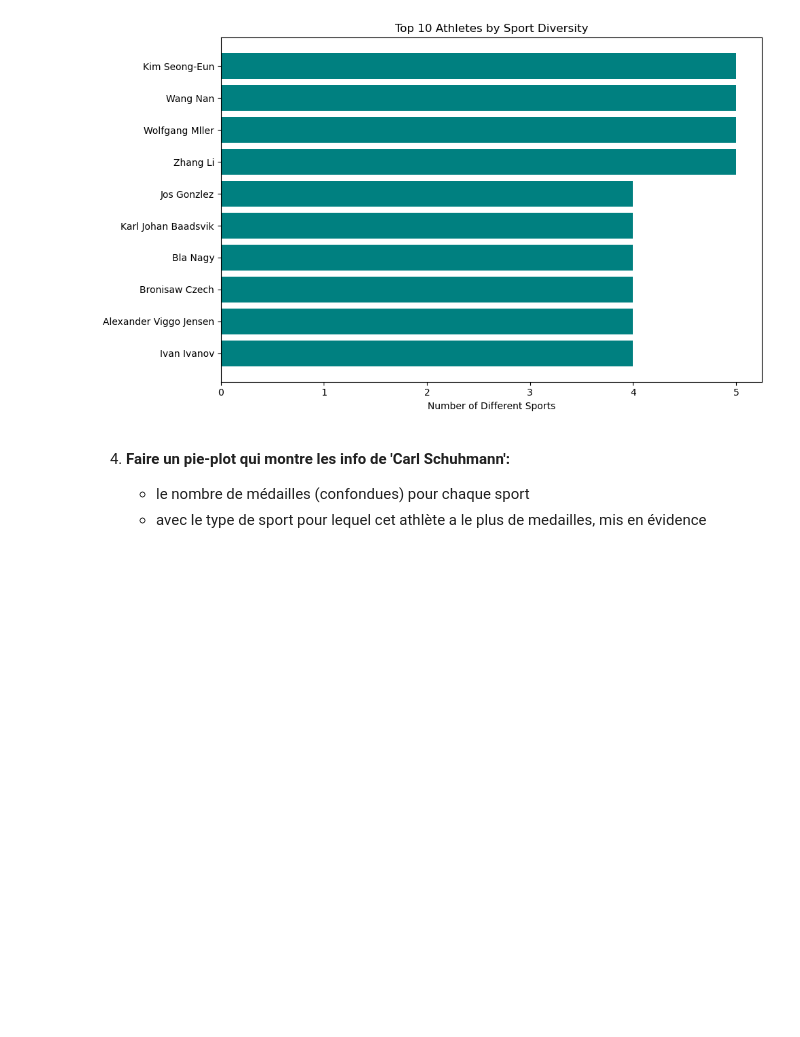
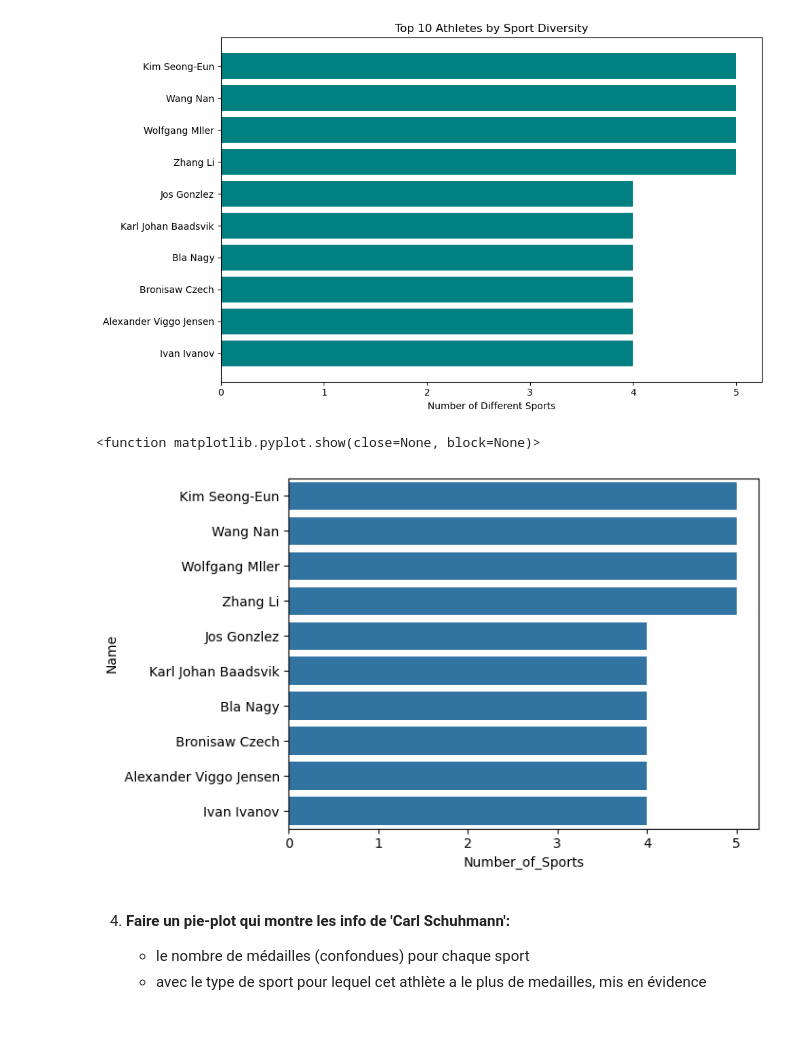
Before and after one commit to PhanTan1/Matplotlib, a Jupyter notebook: olympic_matplotlib_énoncé_v3.ipynb, the cells around one changed output. Cells and saved outputs as stored; diff of their text form; code cells hidden in the pictures; blank space fills up the shorter version.

```diff
--- a/olympic_matplotlib_énoncé_v3.ipynb
+++ b/olympic_matplotlib_énoncé_v3.ipynb
@@ -181,6 +183,12 @@ plt.tight_layout()
 plt.show()
 # %% [output]
 [figure]
+# %%
+sns.barplot(data=top_athletes,x ='Number_of_Sports', y ='Name')
+plt.show
+# %% [output]
+<function matplotlib.pyplot.show(close=None, block=None)>
+[figure, added]
 # %% [markdown]
 4. __Faire un pie-plot qui montre les info de 'Carl Schuhmann':__<br>
 
```
Also changed, not shown: parts of 4 cells of this notebook.
